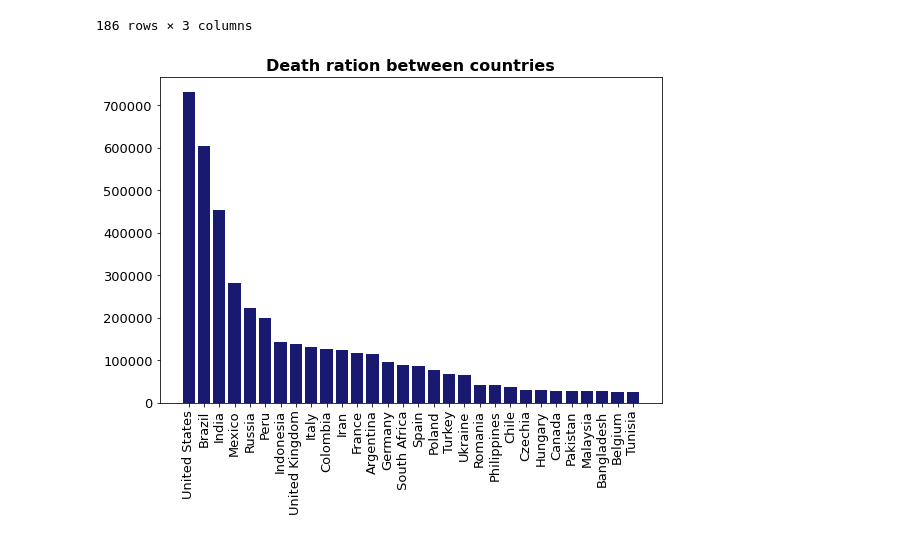
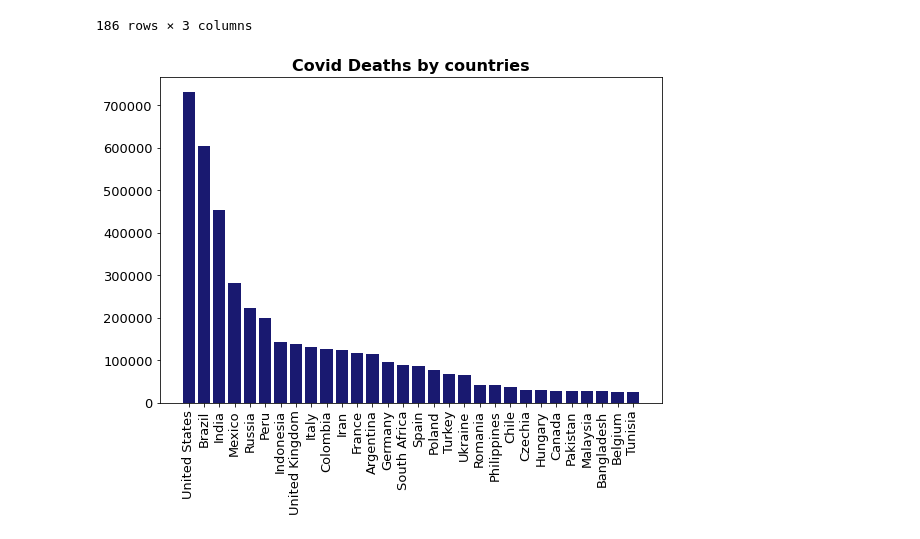
Before and after one commit to Waltontan/Project_Covid, a Jupyter notebook: Q4.ipynb, the cells around one changed output. Cells and saved outputs as stored; diff of their text form; code cells hidden in the pictures.

Commit message:
death_ratio_four

```diff
--- a/Q4.ipynb
+++ b/Q4.ipynb
@@ -49,15 +49,15 @@ death_plot
 # %%
 plt.figure(figsize = (9, 6))
 
 plt.bar(death_plot_30["location"],
         death_plot_30["new_deaths"],
         color = "midnightblue")
 
 plt.xticks(rotation = 90, fontsize = 13)
 plt.yticks(fontsize = 13)
 
-plt.title("Death ration between countries", fontsize = 16, fontweight = "bold")
+plt.title("Covid Deaths by countries", fontsize = 16, fontweight = "bold")
 
 plt.show()
 # %% [output]
-[figure, old version]
+[figure, new version]
```
Also changed, not shown: parts of 7 cells of this notebook.
